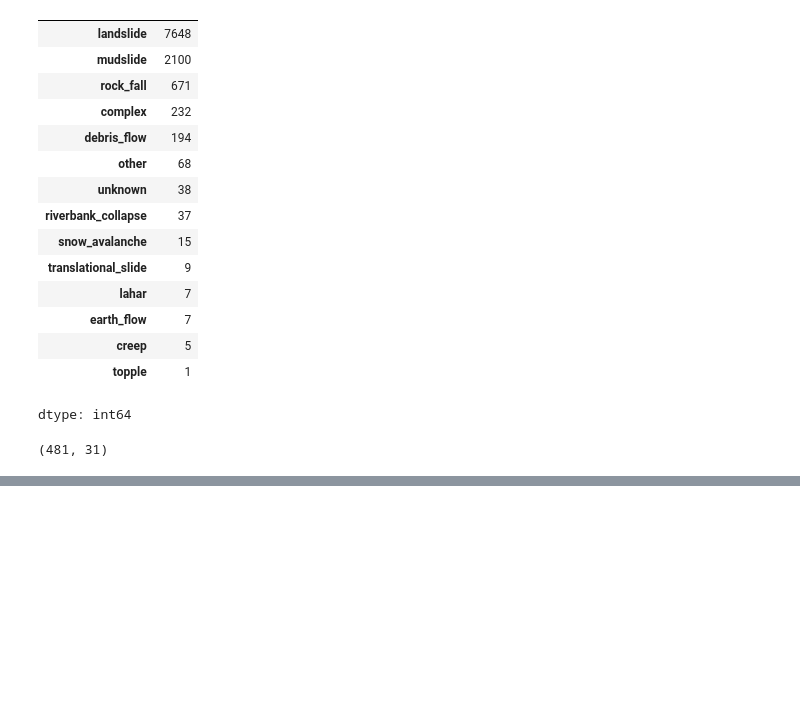
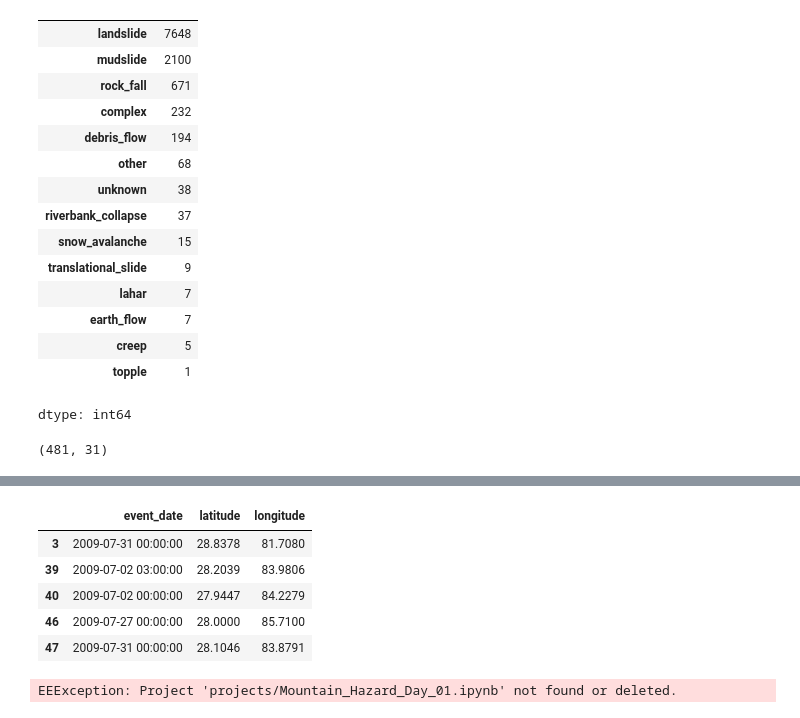
Before and after one commit to saltyyboii/landslide-risk-assessment, a Jupyter notebook: Mountain_Hazard_Day_01.ipynb, the cells around one changed output, grey strips where cells are left out. Cells and saved outputs as stored; diff of their text form; code cells hidden in the pictures; blank space fills up the shorter version.

```diff
--- a/Mountain_Hazard_Day_01.ipynb
+++ b/Mountain_Hazard_Day_01.ipynb
@@ -179,0 +196,20 @@ print(nepal.shape)
+# %%
+nepal["event_date"] = pd.to_datetime(
+    nepal["event_date"],
+    errors="coerce"
+)
+# %%
+nepal["event_date"] = pd.to_datetime(
+    nepal["event_date"],
+    format="%m/%d/%Y %I:%M:%S %p",
+    errors="coerce"
+)
+# %%
+nepal[["event_date", "latitude", "longitude"]].head()
+# %% [output]
+|  | event_date | latitude | longitude |
+| 3 | 2009-07-31 00:00:00 | 28.8378 | 81.7080 |
+| 39 | 2009-07-02 03:00:00 | 28.2039 | 83.9806 |
+| 40 | 2009-07-02 00:00:00 | 27.9447 | 84.2279 |
+| 46 | 2009-07-27 00:00:00 | 28.0000 | 85.7100 |
+| 47 | 2009-07-31 00:00:00 | 28.1046 | 83.8791 |
@@ -179,0 +223,4 @@ print(nepal.shape)
+# %%
+ee.Initialize(project="Mountain_Hazard_Day_01.ipynb")
+# %% [output]
+EEException: Project 'projects/Mountain_Hazard_Day_01.ipynb' not found or deleted.
```
Also changed, not shown: parts of 6 cells of this notebook.
